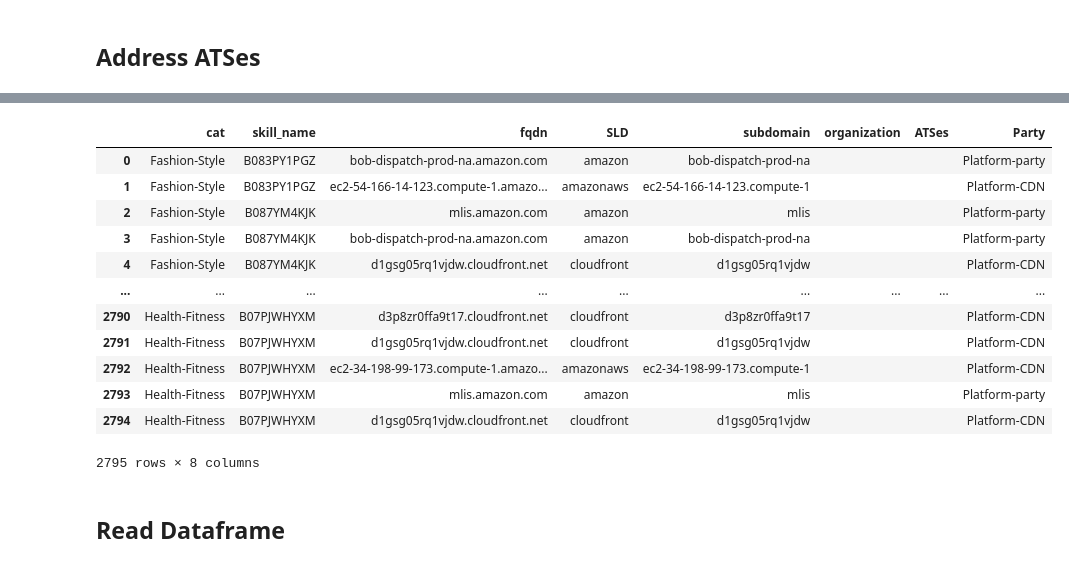
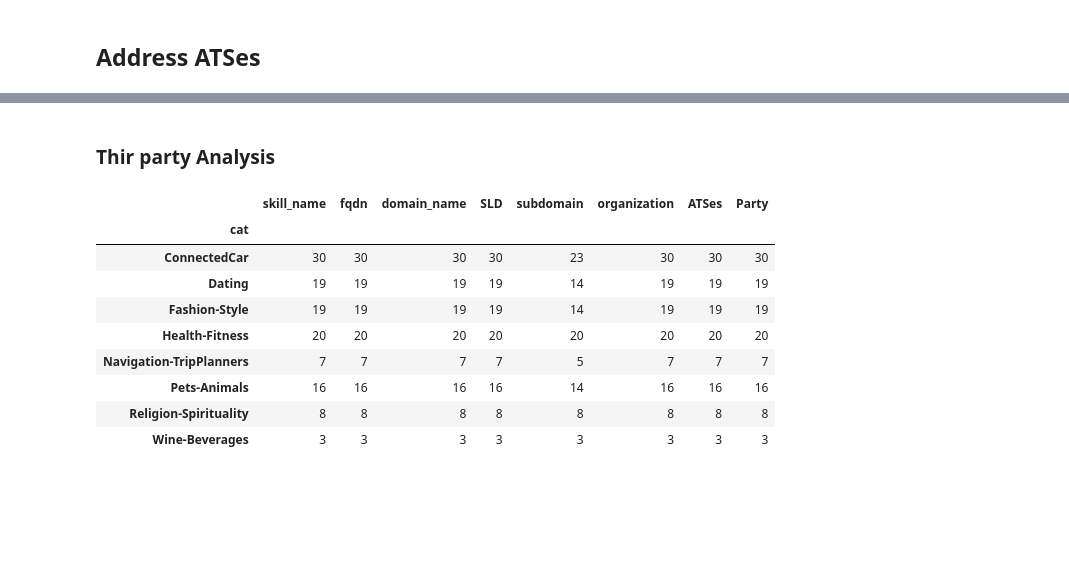
Before and after one commit to pooneh-nb/voice_assistance, a Jupyter notebook: NetworkAnalysis/post_processing/traffic_analysis_vis.ipynb, the cells around one changed output, grey strips where cells are left out. Drawn from its saved outputs; the diff is of its cells as text; code cells hidden in the pictures; blank space fills up the shorter version.

```diff
--- a/NetworkAnalysis/post_processing/traffic_analysis_vis.ipynb
+++ b/NetworkAnalysis/post_processing/traffic_analysis_vis.ipynb
@@ -240,19 +277,18 @@ datafr
+# %% [markdown]
+### Thir party Analysis
 # %%
-datafr.to_csv("/home/c2/alexa/source/voice-assistant-central/NetworkAnalysis/data/report.csv", sep=',')
-datafr
+df = pd.read_csv("/home/c2/alexa/source/voice-assistant-central/NetworkAnalysis/data/report.csv")
+df_3rd = df[df['Party'] == 'non_Platform-based']
+del df_3rd['Unnamed: 0']
+df_3rd.groupby('cat').count()
 # %% [output]
-|  | cat | skill_name | fqdn | SLD | subdomain | organization | ATSes | Party |
-| 0 | Fashion-Style | B083PY1PGZ | bob-dispatch-prod-na.amazon.com | amazon | bob-dispatch-prod-na |  |  | Platform-party |
-| 1 | Fashion-Style | B083PY1PGZ | ec2-54-166-14-123.compute-1.amazo... | amazonaws | ec2-54-166-14-123.compute-1 |  |  | Platform-CDN |
-| 2 | Fashion-Style | B087YM4KJK | mlis.amazon.com | amazon | mlis |  |  | Platform-party |
-| 3 | Fashion-Style | B087YM4KJK | bob-dispatch-prod-na.amazon.com | amazon | bob-dispatch-prod-na |  |  | Platform-party |
-| 4 | Fashion-Style | B087YM4KJK | d1gsg05rq1vjdw.cloudfront.net | cloudfront | d1gsg05rq1vjdw |  |  | Platform-CDN |
-| ... | ... | ... | ... | ... | ... | ... | ... | ... |
-| 2790 | Health-Fitness | B07PJWHYXM | d3p8zr0ffa9t17.cloudfront.net | cloudfront | d3p8zr0ffa9t17 |  |  | Platform-CDN |
-| 2791 | Health-Fitness | B07PJWHYXM | d1gsg05rq1vjdw.cloudfront.net | cloudfront | d1gsg05rq1vjdw |  |  | Platform-CDN |
-| 2792 | Health-Fitness | B07PJWHYXM | ec2-34-198-99-173.compute-1.amazo... | amazonaws | ec2-34-198-99-173.compute-1 |  |  | Platform-CDN |
-| 2793 | Health-Fitness | B07PJWHYXM | mlis.amazon.com | amazon | mlis |  |  | Platform-party |
-| 2794 | Health-Fitness | B07PJWHYXM | d1gsg05rq1vjdw.cloudfront.net | cloudfront | d1gsg05rq1vjdw |  |  | Platform-CDN |
+|  | skill_name | fqdn | domain_name | SLD | subdomain | organization | ATSes | Party |
+| cat |  |  |  |  |  |  |  |  |
+| ConnectedCar | 30 | 30 | 30 | 30 | 23 | 30 | 30 | 30 |
+| Dating | 19 | 19 | 19 | 19 | 14 | 19 | 19 | 19 |
+| Fashion-Style | 19 | 19 | 19 | 19 | 14 | 19 | 19 | 19 |
+| Health-Fitness | 20 | 20 | 20 | 20 | 20 | 20 | 20 | 20 |
+| Navigation-TripPlanners | 7 | 7 | 7 | 7 | 5 | 7 | 7 | 7 |
+| Pets-Animals | 16 | 16 | 16 | 16 | 14 | 16 | 16 | 16 |
+| Religion-Spirituality | 8 | 8 | 8 | 8 | 8 | 8 | 8 | 8 |
+| Wine-Beverages | 3 | 3 | 3 | 3 | 3 | 3 | 3 | 3 |
-2795 rows × 8 columns
-# %% [markdown]
-## Read Dataframe
```
Also changed, not shown: parts of 52 cells of this notebook, 8 other files.
